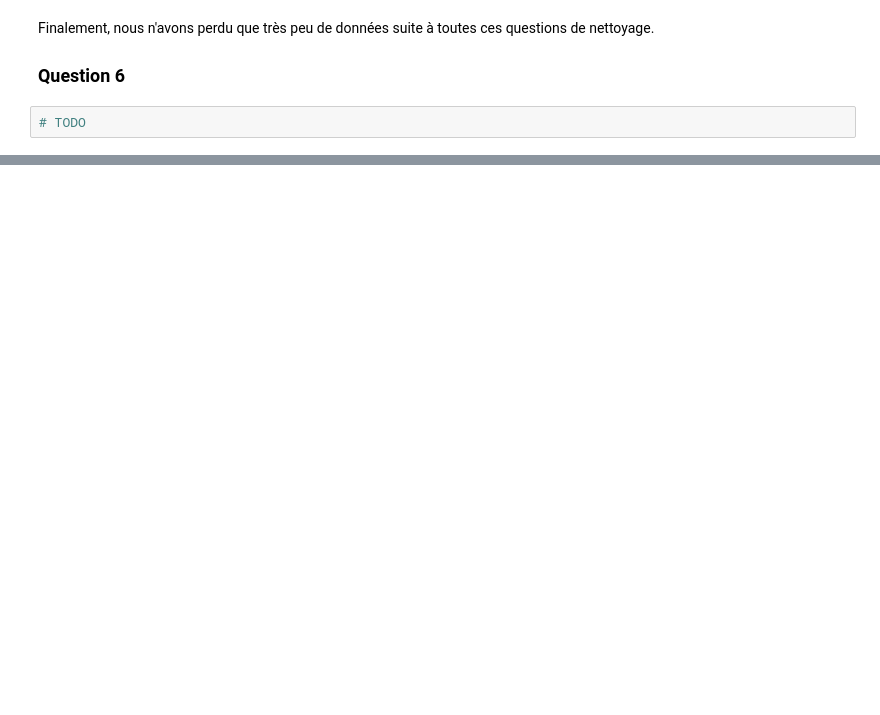
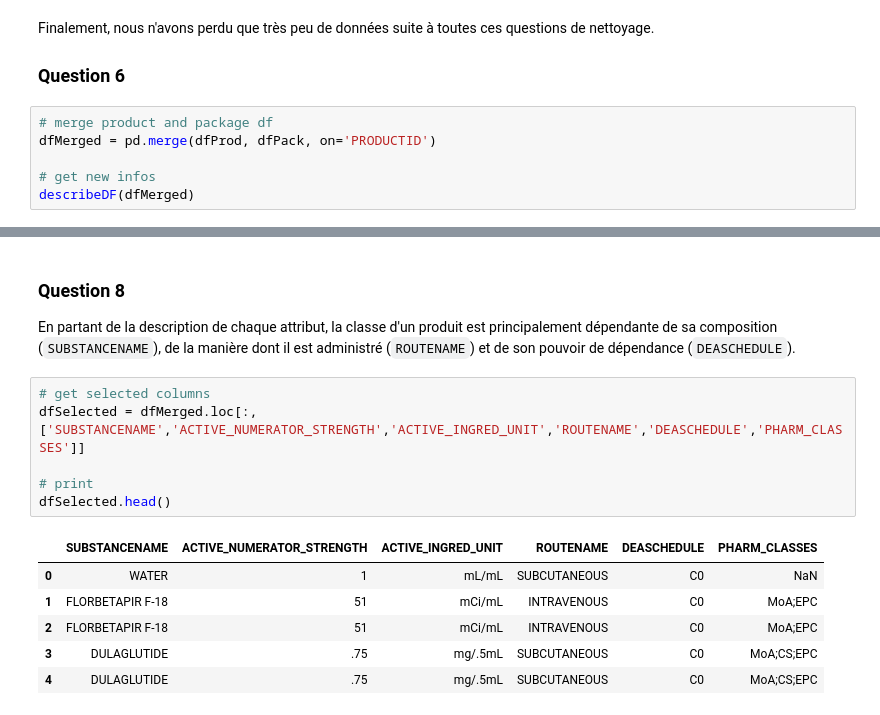
Before and after one commit to T-amairi/IFT870, a Jupyter notebook: TP2/tp2.ipynb, the cells around one changed output, grey strips where cells are left out. Saved outputs shown, nothing was run; the diff lists cells and outputs as text; blank space fills up the shorter version.

```diff
--- a/TP2/tp2.ipynb
+++ b/TP2/tp2.ipynb
@@ -705,4 +702,8 @@ Finalement, nous n'avons perdu que très peu de données suite à toutes ces que
 
 ### Question 6
 # %%
-# TODO
+# merge product and package df
+dfMerged = pd.merge(dfProd, dfPack, on='PRODUCTID')
+
+# get new infos
+describeDF(dfMerged)
@@ -708,0 +792,17 @@ Finalement, nous n'avons perdu que très peu de données suite à toutes ces que
+# %% [markdown]
+### Question 8
+
+En partant de la description de chaque attribut, la classe d'un produit est principalement dépendante de sa composition (``SUBSTANCENAME``), de la manière dont il est administré (``ROUTENAME``) et de son pouvoir de dépendance (``DEASCHEDULE``).
+# %%
+# get selected columns
+dfSelected = dfMerged.loc[:,['SUBSTANCENAME','ACTIVE_NUMERATOR_STRENGTH','ACTIVE_INGRED_UNIT','ROUTENAME','DEASCHEDULE','PHARM_CLASSES']]
+
+# print
+dfSelected.head()
+# %% [output]
+|  | SUBSTANCENAME | ACTIVE_NUMERATOR_STRENGTH | ACTIVE_INGRED_UNIT | ROUTENAME | DEASCHEDULE | PHARM_CLASSES |
+| 0 | WATER | 1 | mL/mL | SUBCUTANEOUS | C0 | NaN |
+| 1 | FLORBETAPIR F-18 | 51 | mCi/mL | INTRAVENOUS | C0 | MoA;EPC |
+| 2 | FLORBETAPIR F-18 | 51 | mCi/mL | INTRAVENOUS | C0 | MoA;EPC |
+| 3 | DULAGLUTIDE | .75 | mg/.5mL | SUBCUTANEOUS | C0 | MoA;CS;EPC |
+| 4 | DULAGLUTIDE | .75 | mg/.5mL | SUBCUTANEOUS | C0 | MoA;CS;EPC |
```
Also changed, not shown: parts of 38 cells of this notebook.
